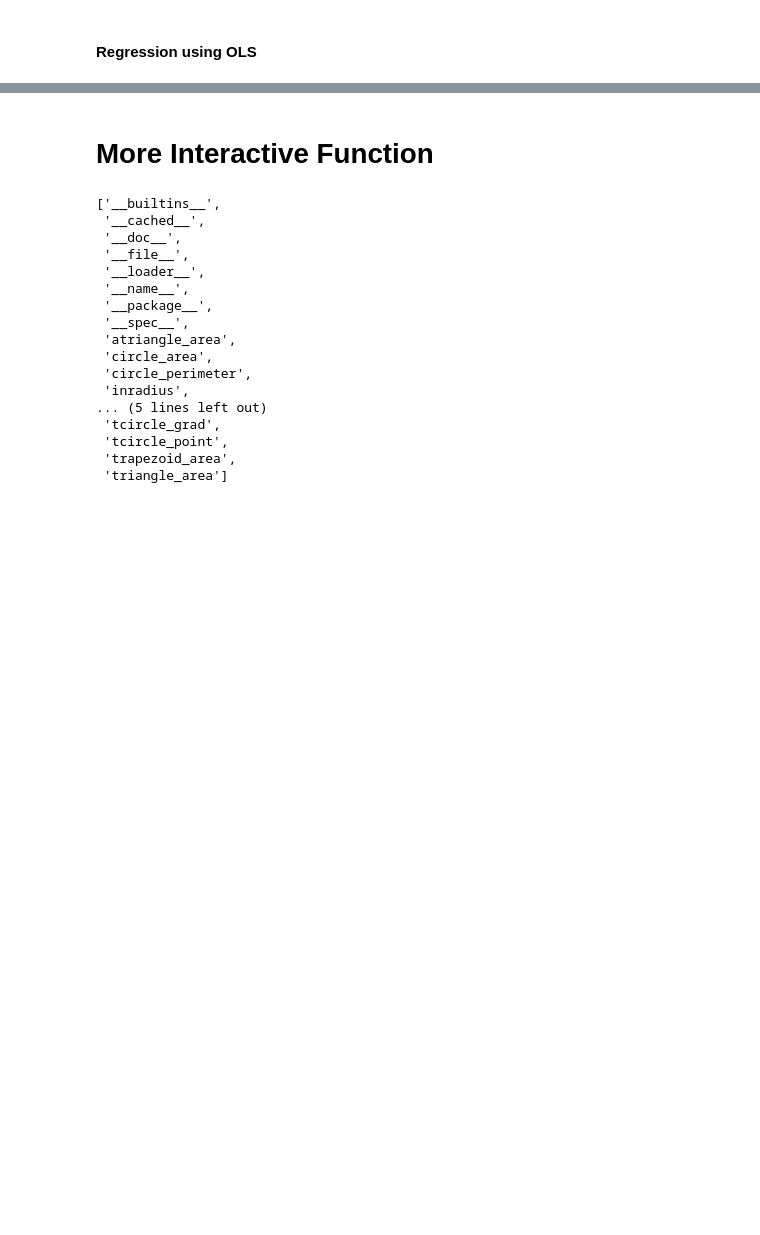
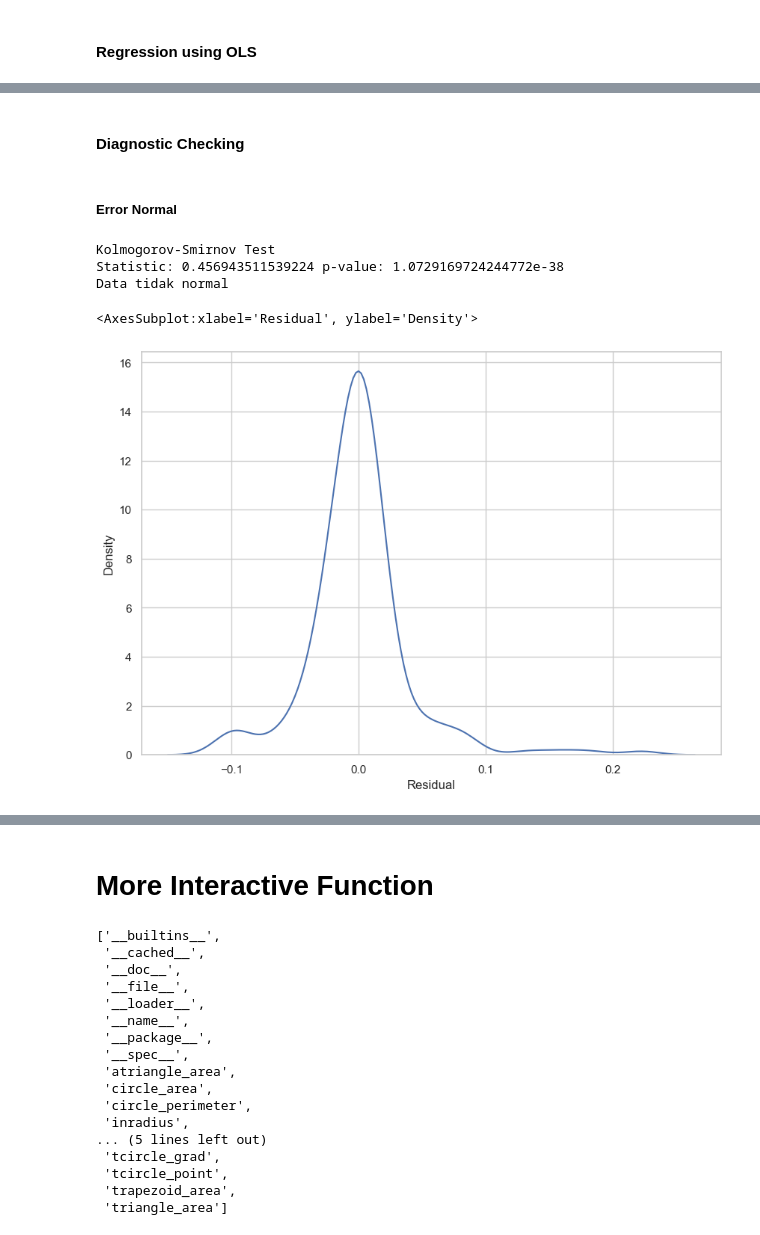
Before and after one commit to Fuuad31/Statistical-Computation---Module-and-Function, a Jupyter notebook: Tugas Minggu V/Tugas Pekan V.ipynb, the cells around one changed output, grey strips where cells are left out. Saved outputs shown, nothing was run; the diff lists cells and outputs as text; code cells hidden in the pictures; blank space fills up the shorter version.

```diff
--- a/Tugas Minggu V/Tugas Pekan V.ipynb
+++ b/Tugas Minggu V/Tugas Pekan V.ipynb
@@ -147,2 +123,8 @@ Data tidak linear
 # %% [markdown]
 #### Regression using OLS
+# %%
+# Label Encoder df['Sex']
+from sklearn.preprocessing import LabelEncoder
+
+le = LabelEncoder()
+df['Sex'] = le.fit_transform(df['Sex'])
@@ -148,0 +258,13 @@ Data tidak linear
+# %%
+# Define the formula for linear regression
+x = [ 'Diameter', 'Shucked weight', 'Viscera weight', 'Shell weight']
+Y = df['Whole weight']
+X = df[x]
+X = sm.add_constant(X)
+
+# Fit the linear regression model
+model = sm.OLS(Y, X)
+result = model.fit()
+
+# Print the summary of the model
+print(result.summary())
@@ -148,0 +289,13 @@ Data tidak linear
+# %%
+# Define the formula for linear regression
+x = ['Shucked weight', 'Viscera weight', 'Shell weight']
+Y = df['Whole weight']
+X = df[x]
+X = sm.add_constant(X)
+
+# Fit the linear regression model
+model = sm.OLS(Y, X)
+result = model.fit()
+
+# Print the summary of the model
+print(result.summary())
@@ -148,0 +320,7 @@ Data tidak linear
+# %%
+df['Result'] = result.fittedvalues
+df['Residual'] = result.resid
+# %% [markdown]
+#### Diagnostic Checking
+# %% [markdown]
+##### Error Normal
@@ -148,0 +345,13 @@ Data tidak linear
+# %%
+normality_test(df, 'Residual')
+# %% [output]
+Kolmogorov-Smirnov Test
+Statistic: 0.456943511539224 p-value: 1.0729169724244772e-38
+Data tidak normal
+# %%
+# plot df['Residual]
+plt.figure(figsize=(10, 7))
+sns.distplot(df['Residual'], hist=False)
+# %% [output]
+<AxesSubplot:xlabel='Residual', ylabel='Density'>
+[figure, added]
```
Also changed, not shown: parts of 42 cells of this notebook, 1 other file.
